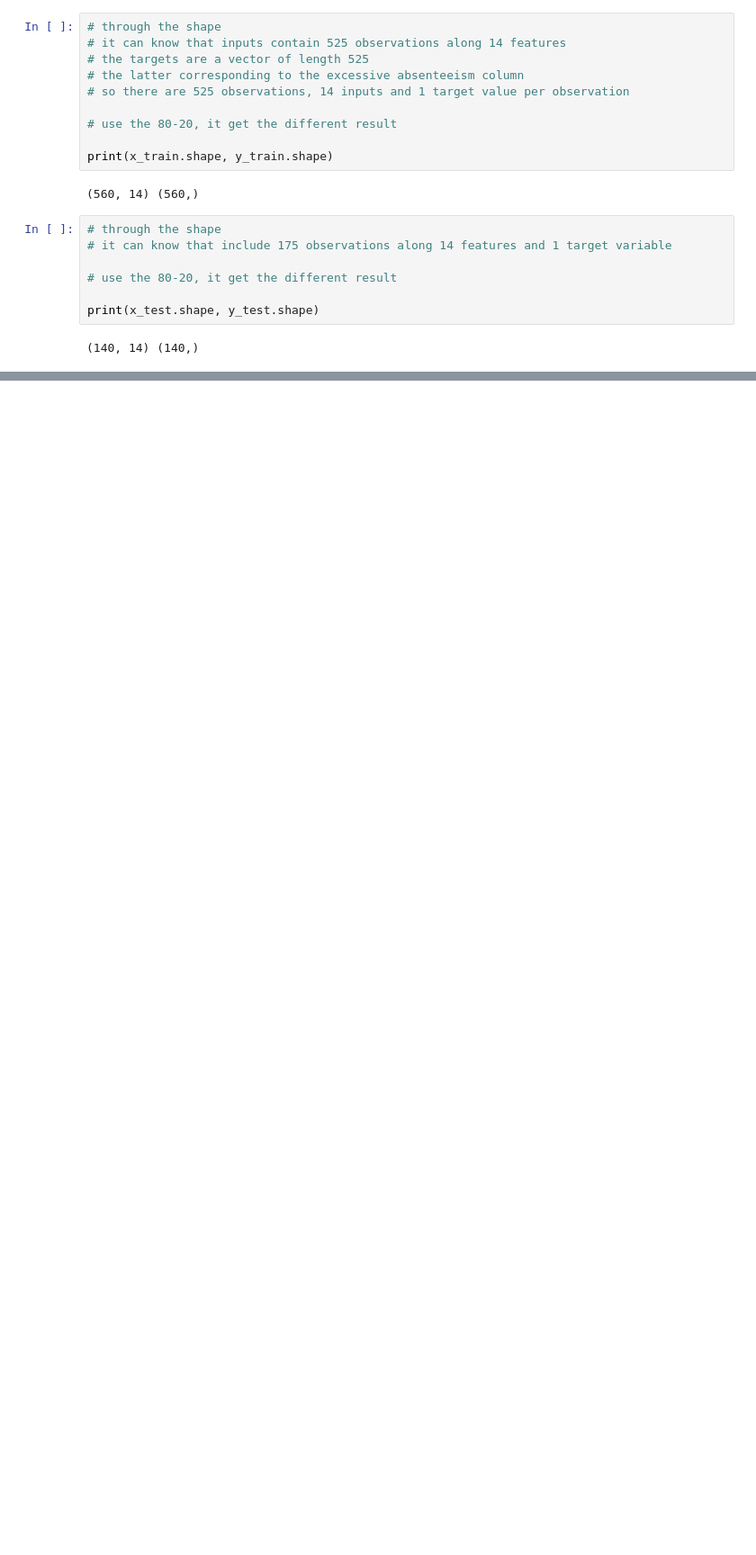
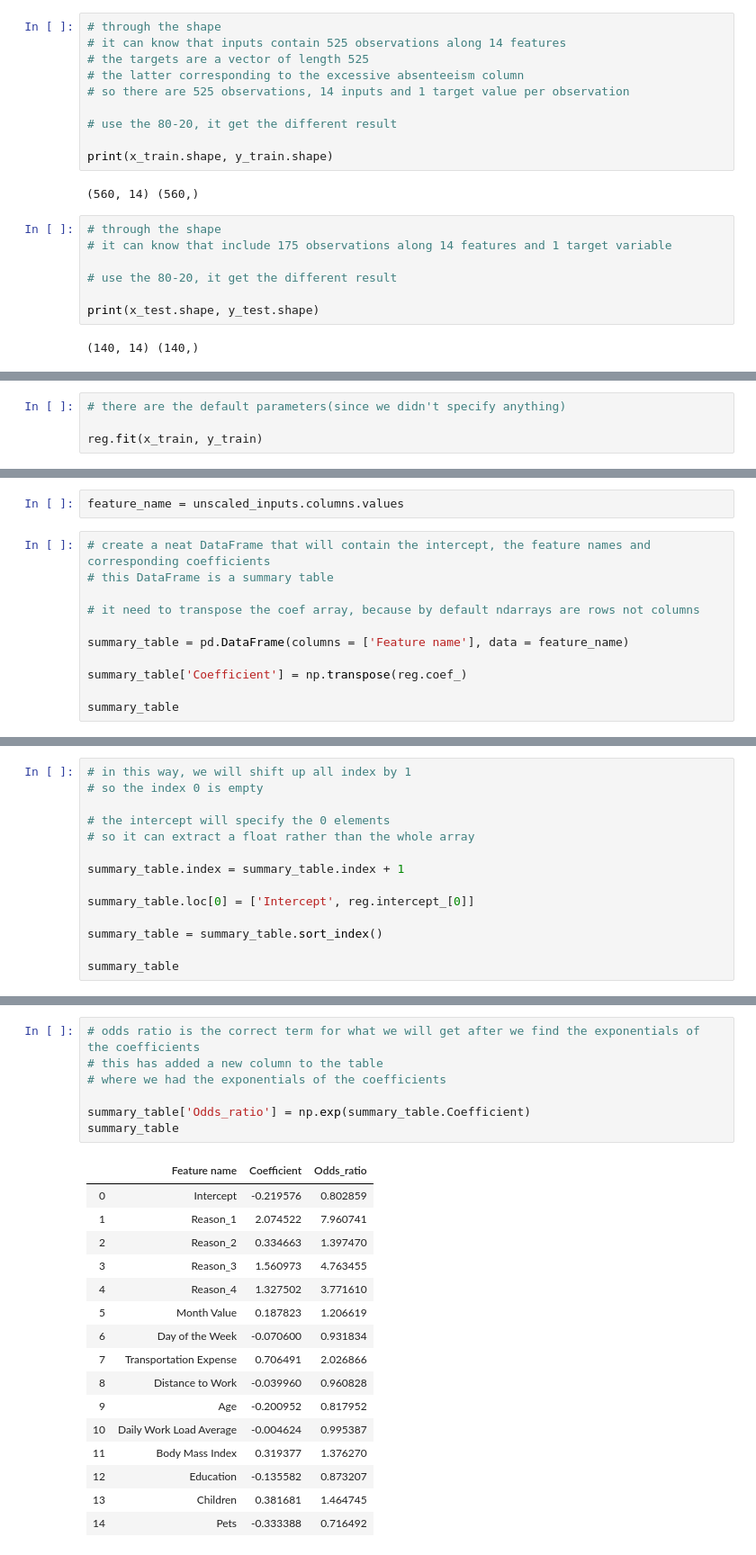
Before and after one commit to LiuHaoLung/Python-Milestone, a Jupyter notebook: Absenteeism/AbsenteeismExerciseMachineLearning.ipynb, the cells around one changed output, grey strips where cells are left out. Shown: that part at 90% size. Cells and saved outputs as stored; diff of their text form; blank space fills up the shorter version.

```diff
--- a/Absenteeism/AbsenteeismExerciseMachineLearning.ipynb
+++ b/Absenteeism/AbsenteeismExerciseMachineLearning.ipynb
@@ -297,0 +305,4 @@ print(x_test.shape, y_test.shape)
+# %%
+# there are the default parameters(since we didn't specify anything)
+
+reg.fit(x_train, y_train)
@@ -297,0 +454,13 @@ print(x_test.shape, y_test.shape)
+# %%
+feature_name = unscaled_inputs.columns.values
+# %%
+# create a neat DataFrame that will contain the intercept, the feature names and corresponding coefficients
+# this DataFrame is a summary table
+
+# it need to transpose the coef array, because by default ndarrays are rows not columns
+
+summary_table = pd.DataFrame(columns = ['Feature name'], data = feature_name)
+
+summary_table['Coefficient'] = np.transpose(reg.coef_)
+
+summary_table
@@ -297,0 +483,14 @@ print(x_test.shape, y_test.shape)
+# %%
+# in this way, we will shift up all index by 1
+# so the index 0 is empty
+
+# the intercept will specify the 0 elements
+# so it can extract a float rather than the whole array
+
+summary_table.index = summary_table.index + 1
+
+summary_table.loc[0] = ['Intercept', reg.intercept_[0]]
+
+summary_table = summary_table.sort_index()
+
+summary_table
@@ -297,0 +526,24 @@ print(x_test.shape, y_test.shape)
+# %%
+# odds ratio is the correct term for what we will get after we find the exponentials of the coefficients
+# this has added a new column to the table
+# where we had the exponentials of the coefficients
+
+summary_table['Odds_ratio'] = np.exp(summary_table.Coefficient)
+summary_table
+# %% [output]
+|  | Feature name | Coefficient | Odds_ratio |
+| 0 | Intercept | -0.219576 | 0.802859 |
+| 1 | Reason_1 | 2.074522 | 7.960741 |
+| 2 | Reason_2 | 0.334663 | 1.397470 |
+| 3 | Reason_3 | 1.560973 | 4.763455 |
+| 4 | Reason_4 | 1.327502 | 3.771610 |
+| 5 | Month Value | 0.187823 | 1.206619 |
+| 6 | Day of the Week | -0.070600 | 0.931834 |
+| 7 | Transportation Expense | 0.706491 | 2.026866 |
+| 8 | Distance to Work | -0.039960 | 0.960828 |
+| 9 | Age | -0.200952 | 0.817952 |
+| 10 | Daily Work Load Average | -0.004624 | 0.995387 |
+| 11 | Body Mass Index | 0.319377 | 1.376270 |
+| 12 | Education | -0.135582 | 0.873207 |
+| 13 | Children | 0.381681 | 1.464745 |
+| 14 | Pets | -0.333388 | 0.716492 |
```
Also changed, not shown: parts of 26 cells of this notebook.
